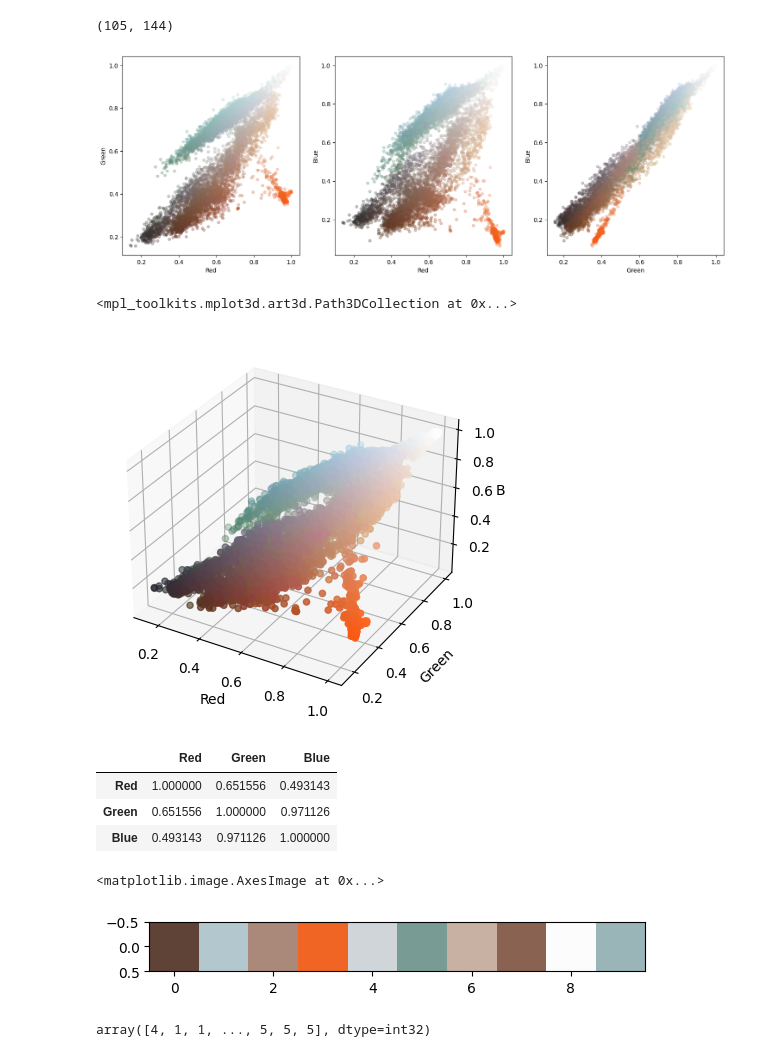
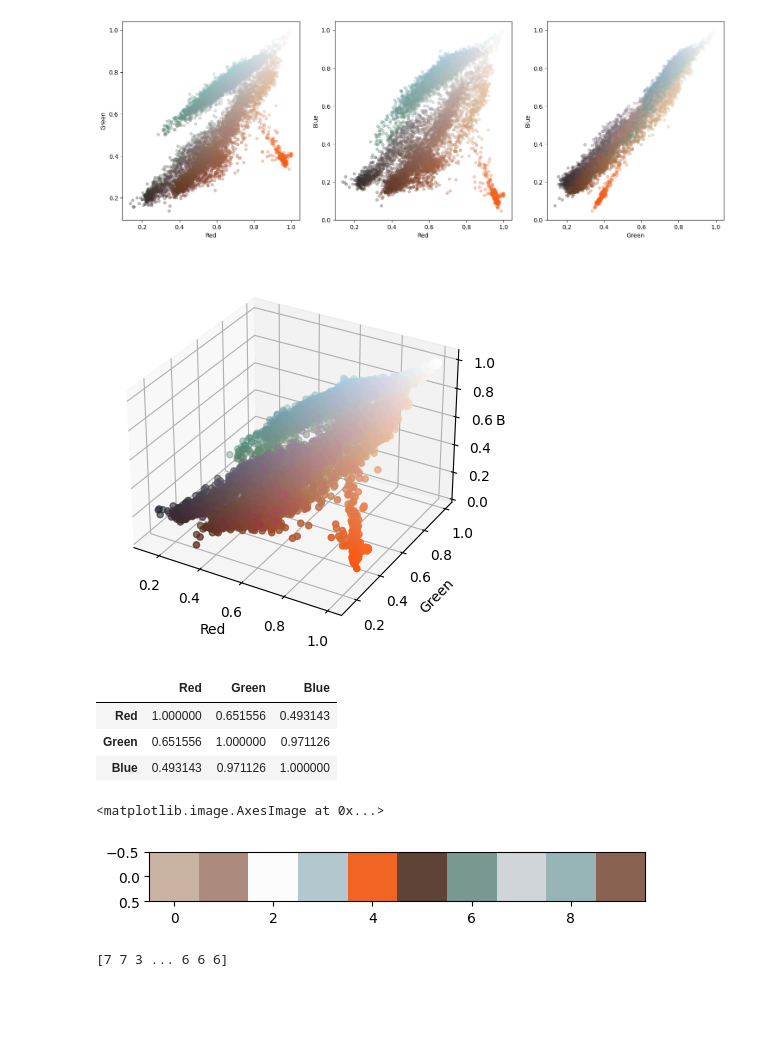
Before and after one commit to alex-x-o/Youreads, a Jupyter notebook: image_clustering.ipynb, the cells around one changed output. Cells and saved outputs as stored; diff of their text form; code cells hidden in the pictures; blank space fills up the shorter version.

Commit message:
Refactor code for image processing

```diff
--- a/image_clustering.ipynb
+++ b/image_clustering.ipynb
@@ -10,7 +5,5 @@ from collections import Counter
 # %%
 image_url = 'https://images-na.ssl-images-amazon.com/images/S/compressed.photo.goodreads.com/books/1568668356i/49977811.jpg'
-photo = io.imread(image_url)
-
-print("Shape is", photo.shape)
-print("Size is", photo.size)
+image_urls = []
+pixels, pixels_sample, original_shape, image = get_info_from_image(image_url)
 # %% [output]
@@ -39,3 +12,0 @@ print(image_array)
-# %%
-pixels = DataFrame(image_array, columns=["Red", "Green", "Blue"])
-print(pixels)
@@ -57,39 +13,11 @@ print(pixels)
-# %%
-bluest_index = pixels["Blue"].idxmax()
-x = bluest_index % w
-y = bluest_index // w
-x, y
-# %% [output]
-(105, 144)
 # %%
-pixels["colour"] = [colors.to_hex(p) for p in image_array] # encoded colour string
-pixels_sample = pixels.sample(frac=0.1)
-
-def plot_colours(df, c1, c2, c3):
-    """
-    Given a DataFrame and three column names,
-    plot the pairs against each other
-    """
-    fig, ax = plt.subplots(1, 3)
-    fig.set_size_inches(18, 6)
-    df.plot.scatter(c1, c2, c=df["colour"], alpha=0.3, ax=ax[0])
-    df.plot.scatter(c1, c3, c=df["colour"], alpha=0.3, ax=ax[1])
-    df.plot.scatter(c2, c3, c=df["colour"], alpha=0.3, ax=ax[2])
-
-
-plot_colours(pixels_sample, "Red", "Green", "Blue")
+plot_colours(pixels_sample, 'Red', 'Green', 'Blue')
 # %% [output]
-[figure, old version]
+[figure, new version]
 # %%
-fig = plt.figure()
-ax = plt.axes(projection='3d')
-ax.set_xlabel("Red")
-ax.set_ylabel("Green")
-ax.set_zlabel("Blue")
-ax.scatter(pixels_sample["Red"], pixels_sample["Green"], pixels_sample["Blue"], c=pixels_sample["colour"])
+plot_colours_3D(pixels_sample, 'Red', 'Green', 'Blue')
 # %% [output]
-<mpl_toolkits.mplot3d.art3d.Path3DCollection at 0x...>
-[figure, old version]
+[figure, new version]
 # %%
 pixels.corr(numeric_only=True)
 # %% [output]
@@ -97,15 +25,15 @@ pixels.corr(numeric_only=True)
 | Red | 1.000000 | 0.651556 | 0.493143 |
 | Green | 0.651556 | 1.000000 | 0.971126 |
 | Blue | 0.493143 | 0.971126 | 1.000000 |
+# %%
+clusters, labels = get_clusters_from_pixels(pixels, pixels_sample)
 # %%
-kmeans = KMeans(n_clusters=10).fit(pixels_sample[["Red", "Green", "Blue"]])
-plt.imshow([kmeans.cluster_centers_])
+plt.imshow([clusters])
 # %% [output]
 <matplotlib.image.AxesImage at 0x...>
-[figure, old version]
+[figure, new version]
 # %%
-labels = kmeans.predict(pixels[["Red", "Green", "Blue"]])
-labels
+print(labels)
 # %% [output]
-array([4, 1, 1, ..., 5, 5, 5], dtype=int32)
+[7 7 3 ... 6 6 6]
 # %%
```
Also changed, not shown: parts of 8 cells of this notebook, 1 other file.
